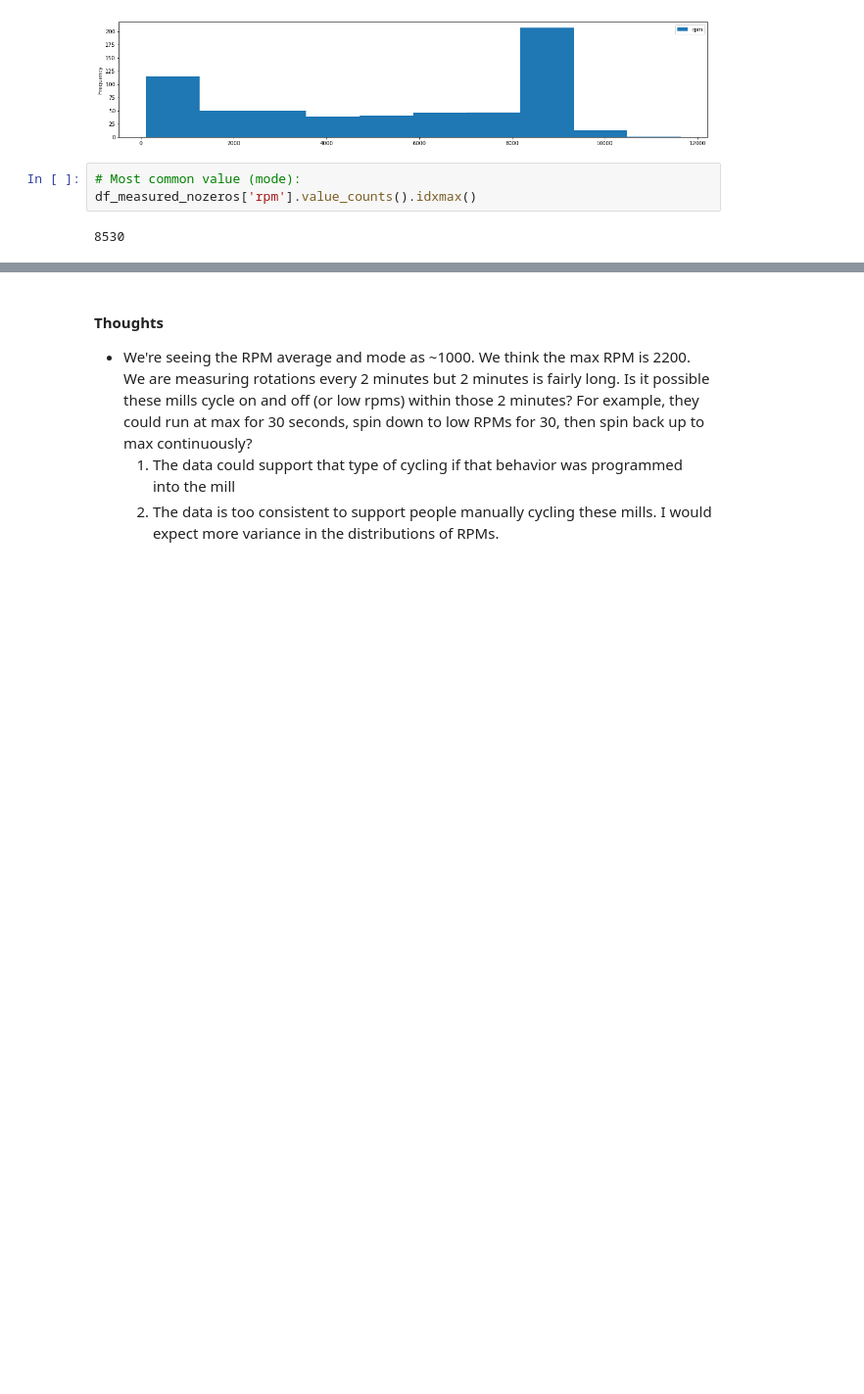
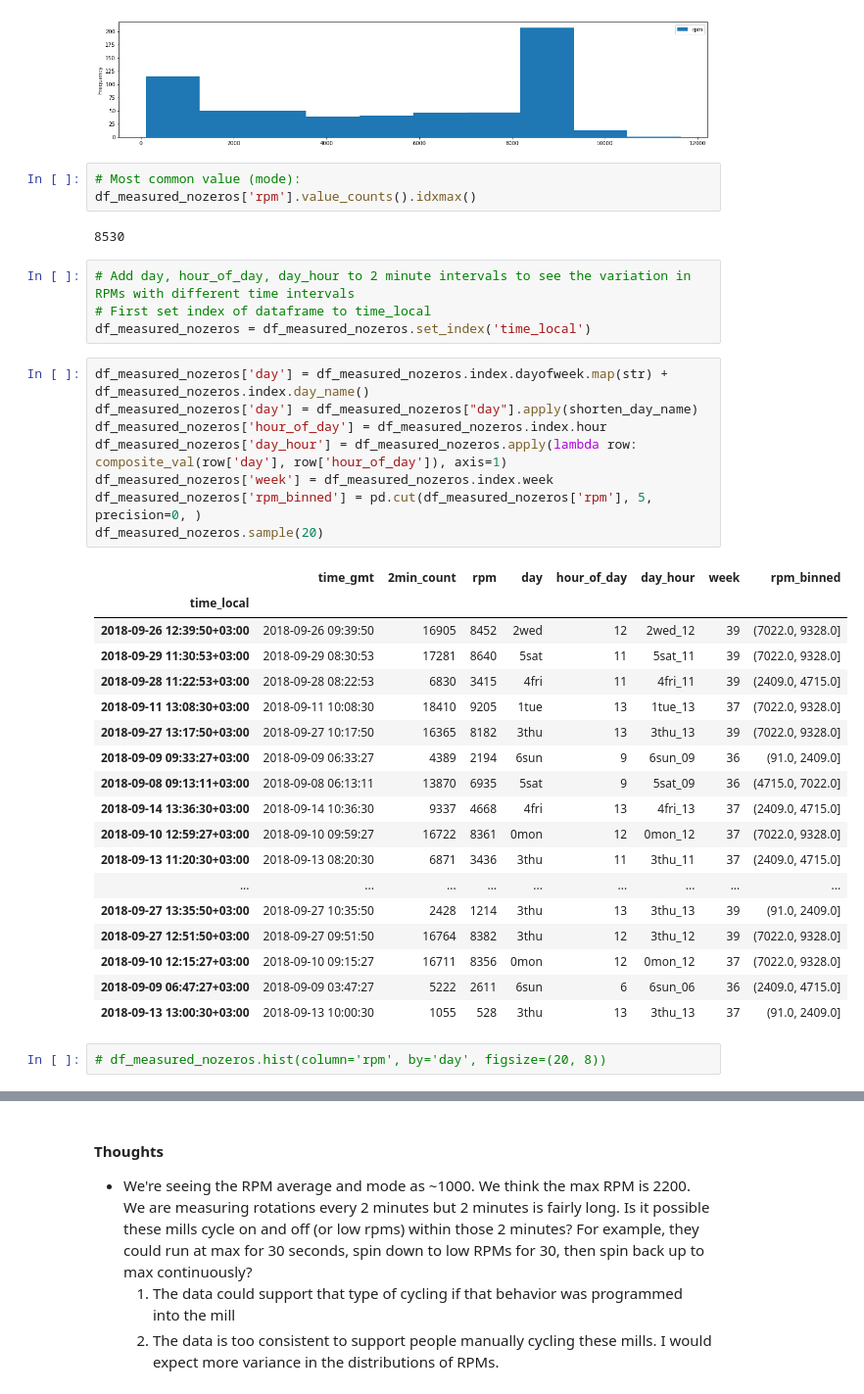
Before and after one commit to RadiantLabs/microgrid-appliance-analysis, a Jupyter notebook: scripts/usage_profiles/maize_mill_usage_profile.ipynb, the cells around one changed output, grey strips where cells are left out. Shown at 98% size. Cells and saved outputs as stored; diff of their text form; blank space fills up the shorter version.

```diff
--- a/scripts/usage_profiles/maize_mill_usage_profile.ipynb
+++ b/scripts/usage_profiles/maize_mill_usage_profile.ipynb
@@ -194,3 +203,36 @@ df_measured_nozeros.plot.hist(y='rpm', figsize=(20, 4))
 df_measured_nozeros['rpm'].value_counts().idxmax()
 # %% [output]
 8530
+# %%
+# Add day, hour_of_day, day_hour to 2 minute intervals to see the variation in RPMs with different time intervals
+# First set index of dataframe to time_local
+df_measured_nozeros = df_measured_nozeros.set_index('time_local')
+# %%
+df_measured_nozeros['day'] = df_measured_nozeros.index.dayofweek.map(str) + df_measured_nozeros.index.day_name()
+df_measured_nozeros['day'] = df_measured_nozeros["day"].apply(shorten_day_name)
+df_measured_nozeros['hour_of_day'] = df_measured_nozeros.index.hour
+df_measured_nozeros['day_hour'] = df_measured_nozeros.apply(lambda row: composite_val(row['day'], row['hour_of_day']), axis=1)
+df_measured_nozeros['week'] = df_measured_nozeros.index.week
+df_measured_nozeros['rpm_binned'] = pd.cut(df_measured_nozeros['rpm'], 5, precision=0, )
+df_measured_nozeros.sample(20)
+# %% [output]
+|  | time_gmt | 2min_count | rpm | day | hour_of_day | day_hour | week | rpm_binned |
+| time_local |  |  |  |  |  |  |  |  |
+| 2018-09-26 12:39:50+03:00 | 2018-09-26 09:39:50 | 16905 | 8452 | 2wed | 12 | 2wed_12 | 39 | (7022.0, 9328.0] |
+| 2018-09-29 11:30:53+03:00 | 2018-09-29 08:30:53 | 17281 | 8640 | 5sat | 11 | 5sat_11 | 39 | (7022.0, 9328.0] |
+| 2018-09-28 11:22:53+03:00 | 2018-09-28 08:22:53 | 6830 | 3415 | 4fri | 11 | 4fri_11 | 39 | (2409.0, 4715.0] |
+| 2018-09-11 13:08:30+03:00 | 2018-09-11 10:08:30 | 18410 | 9205 | 1tue | 13 | 1tue_13 | 37 | (7022.0, 9328.0] |
+| 2018-09-27 13:17:50+03:00 | 2018-09-27 10:17:50 | 16365 | 8182 | 3thu | 13 | 3thu_13 | 39 | (7022.0, 9328.0] |
+| 2018-09-09 09:33:27+03:00 | 2018-09-09 06:33:27 | 4389 | 2194 | 6sun | 9 | 6sun_09 | 36 | (91.0, 2409.0] |
+| 2018-09-08 09:13:11+03:00 | 2018-09-08 06:13:11 | 13870 | 6935 | 5sat | 9 | 5sat_09 | 36 | (4715.0, 7022.0] |
+| 2018-09-14 13:36:30+03:00 | 2018-09-14 10:36:30 | 9337 | 4668 | 4fri | 13 | 4fri_13 | 37 | (2409.0, 4715.0] |
+| 2018-09-10 12:59:27+03:00 | 2018-09-10 09:59:27 | 16722 | 8361 | 0mon | 12 | 0mon_12 | 37 | (7022.0, 9328.0] |
+| 2018-09-13 11:20:30+03:00 | 2018-09-13 08:20:30 | 6871 | 3436 | 3thu | 11 | 3thu_11 | 37 | (2409.0, 4715.0] |
+| ... | ... | ... | ... | ... | ... | ... | ... | ... |
+| 2018-09-27 13:35:50+03:00 | 2018-09-27 10:35:50 | 2428 | 1214 | 3thu | 13 | 3thu_13 | 39 | (91.0, 2409.0] |
+| 2018-09-27 12:51:50+03:00 | 2018-09-27 09:51:50 | 16764 | 8382 | 3thu | 12 | 3thu_12 | 39 | (7022.0, 9328.0] |
+| 2018-09-10 12:15:27+03:00 | 2018-09-10 09:15:27 | 16711 | 8356 | 0mon | 12 | 0mon_12 | 37 | (7022.0, 9328.0] |
+| 2018-09-09 06:47:27+03:00 | 2018-09-09 03:47:27 | 5222 | 2611 | 6sun | 6 | 6sun_06 | 36 | (2409.0, 4715.0] |
+| 2018-09-13 13:00:30+03:00 | 2018-09-13 10:00:30 | 1055 | 528 | 3thu | 13 | 3thu_13 | 37 | (91.0, 2409.0] |
+# %%
+# df_measured_nozeros.hist(column='rpm', by='day', figsize=(20, 8))
```
Also changed, not shown: parts of 16 cells of this notebook, 6 other files.
